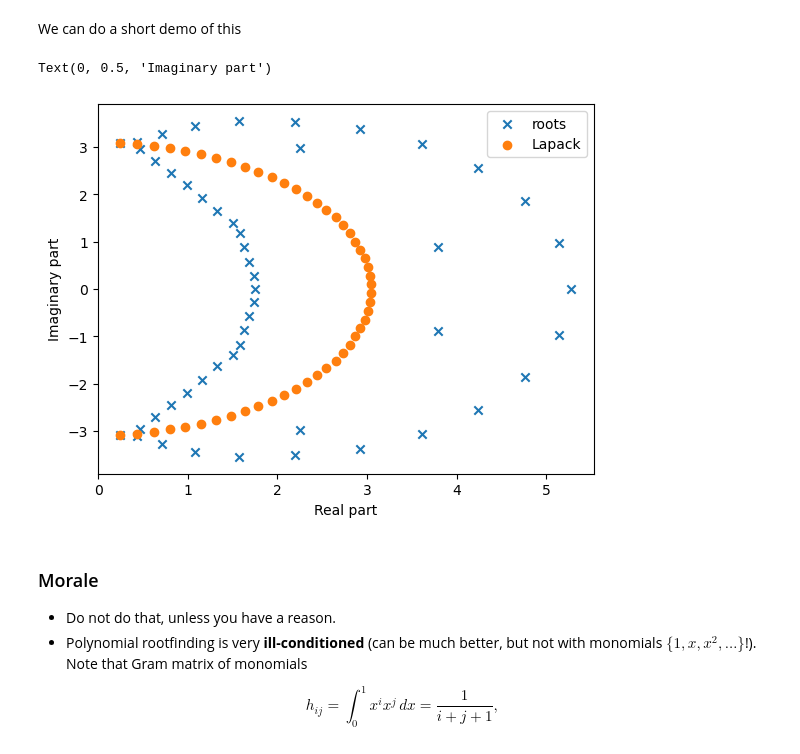
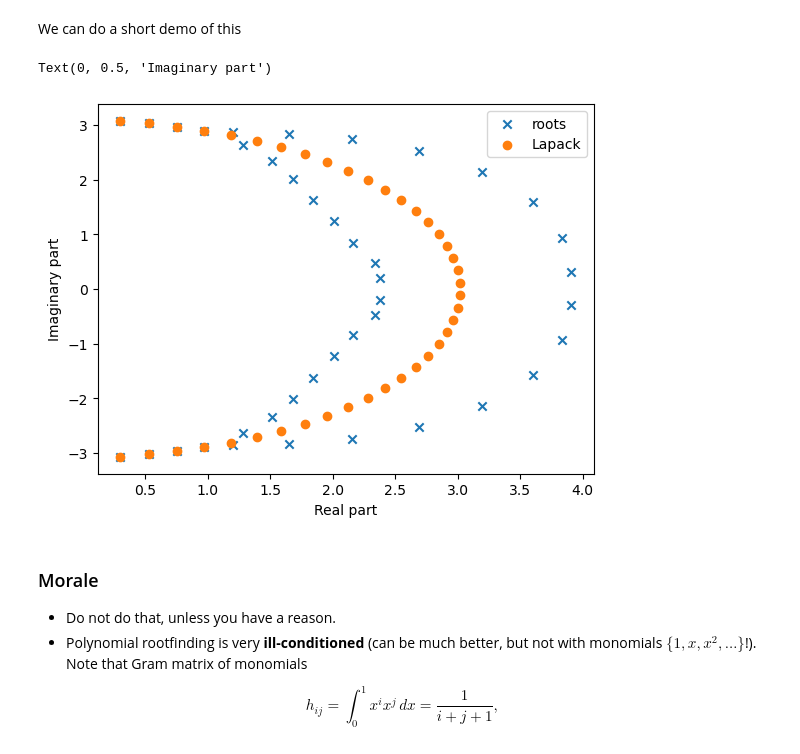
Before and after one commit to oseledets/nla2025, a Jupyter notebook: lectures/lecture-6/lecture-6.ipynb, the cells around one changed output. Saved outputs shown, nothing was run; the diff lists cells and outputs as text; code cells hidden in the pictures.

```diff
--- a/lectures/lecture-6/lecture-6.ipynb
+++ b/lectures/lecture-6/lecture-6.ipynb
@@ -215,28 +223,28 @@ We can do a short demo of this
 # %%
 import matplotlib.pyplot as plt
 import jax.numpy as jnp
 import jax
 import numpy as np
-n = 50
+n = 40
 a = [[1.0 / (i - j + 0.5) for i in range(n)] for j in range(n)]
 a = np.array(a)
 ev = np.linalg.eigvals(a)
 #There is a special numpy function for chacteristic polynomial
 cf = np.poly(a)
 ev_roots = np.roots(cf)
 #print('Coefficients of the polynomial:', cf)
 #print('Polynomial roots:', ev_roots)
 plt.scatter(ev_roots.real, ev_roots.imag, marker='x', label='roots')
-b = a + 1e-3 * np.random.randn(n, n)#jax.random.normal(jax.random.PRNGKey(0,), (n, n))
+b = a + 0 * np.random.randn(n, n)#jax.random.normal(jax.random.PRNGKey(0,), (n, n))
 ev_b = np.linalg.eigvals(b)
 plt.scatter(ev_b.real, ev_b.imag, marker='o', label='Lapack')
 #plt.scatter(ev_roots.real, ev_roots.imag, marker='o', label='Brute force')
 plt.legend(loc='best')
 plt.xlabel('Real part')
 plt.ylabel('Imaginary part')
 # %% [output]
 Text(0, 0.5, 'Imaginary part')
-[figure, old version]
+[figure, new version]
 # %% [markdown]
 ### Morale
 
```
Also changed, not shown: parts of 2 cells of this notebook, 3 other files.
